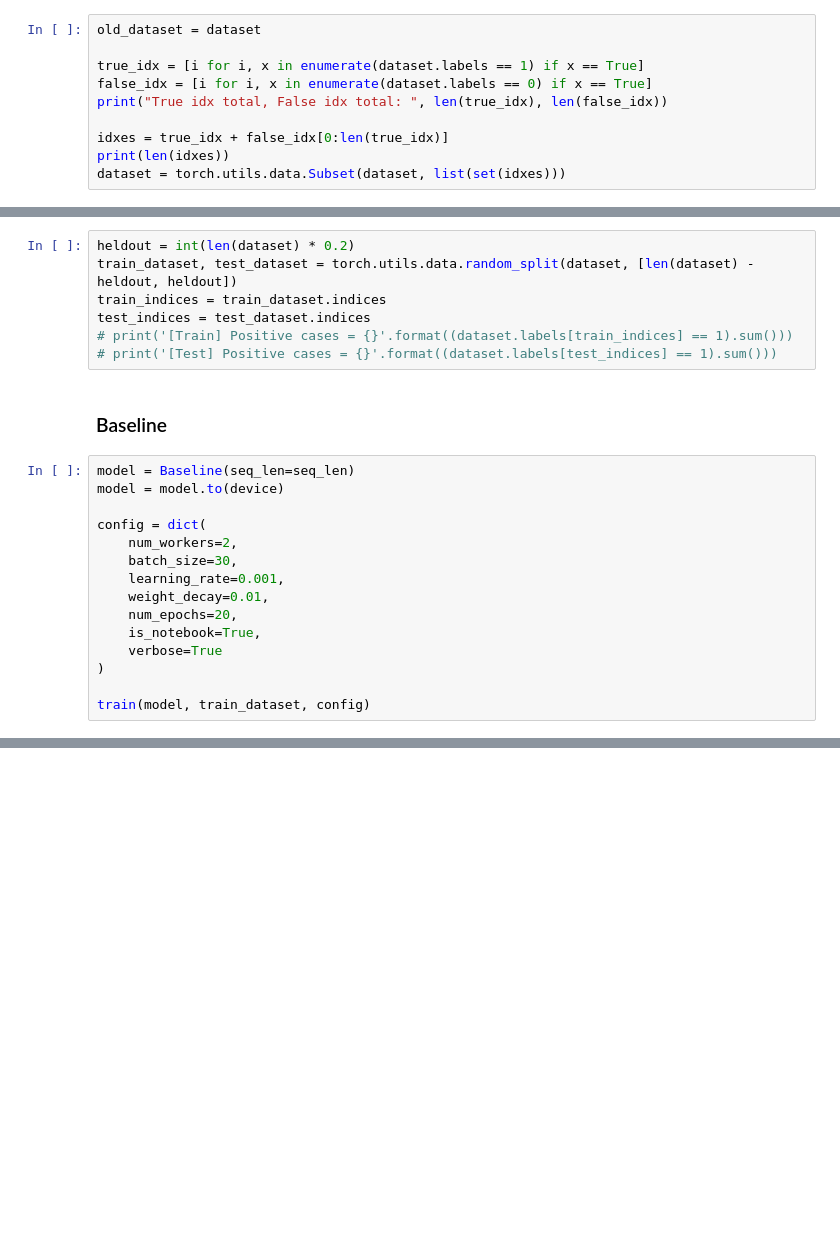
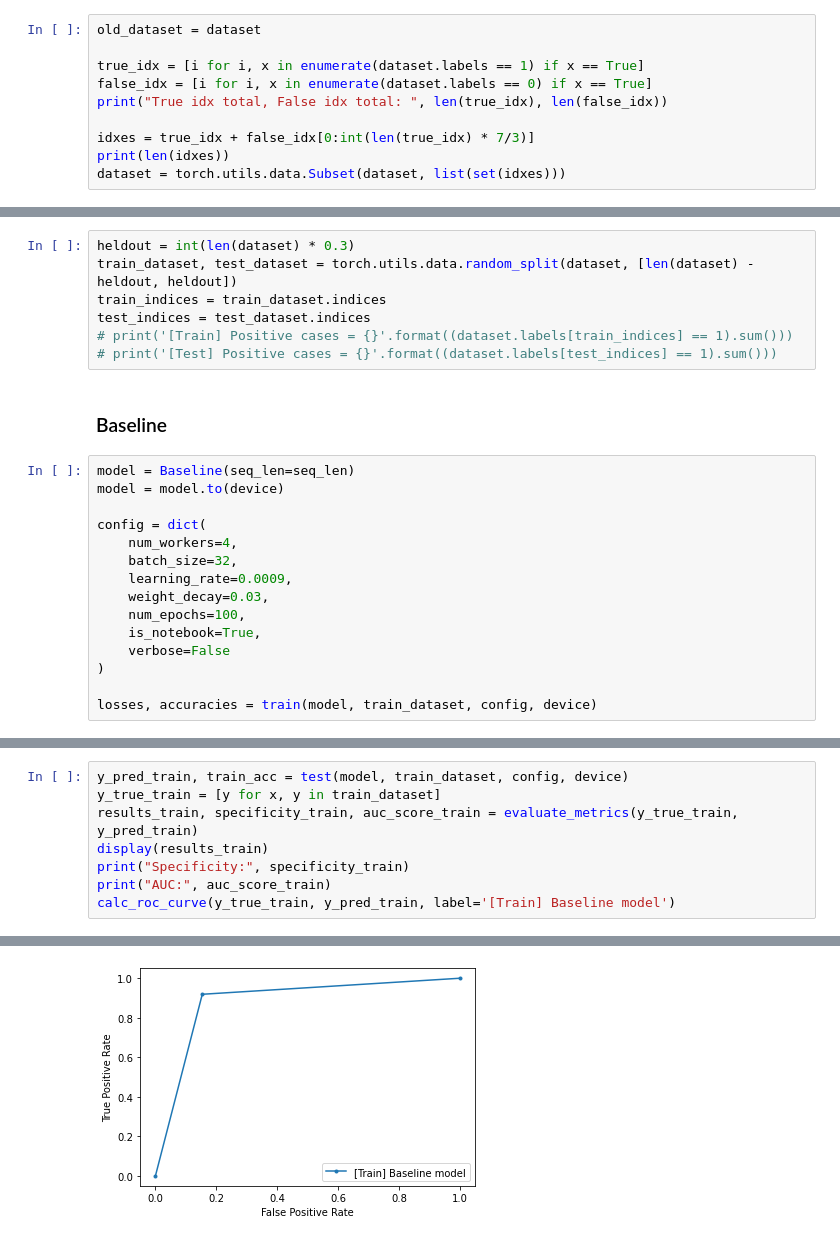
Before and after one commit to kalifadan/Final_project_cs236781, a Jupyter notebook: src/Model.ipynb, the cells around one changed output, grey strips where cells are left out. Saved outputs shown, nothing was run; the diff lists cells and outputs as text; blank space fills up the shorter version.

```diff
--- a/src/Model.ipynb
+++ b/src/Model.ipynb
@@ -96,7 +94,7 @@ true_idx = [i for i, x in enumerate(dataset.labels == 1) if x == True]
 false_idx = [i for i, x in enumerate(dataset.labels == 0) if x == True]
 print("True idx total, False idx total: ", len(true_idx), len(false_idx))
 
-idxes = true_idx + false_idx[0:len(true_idx)]
+idxes = true_idx + false_idx[0:int(len(true_idx) * 7/3)]
 print(len(idxes))
 dataset = torch.utils.data.Subset(dataset, list(set(idxes)))
 # %% [output]
@@ -105,5 +103,5 @@ True idx total, False idx total:  408 6601
 # %%
-heldout = int(len(dataset) * 0.2)
+heldout = int(len(dataset) * 0.3)
 train_dataset, test_dataset = torch.utils.data.random_split(dataset, [len(dataset) - heldout, heldout])
 train_indices = train_dataset.indices
 test_indices = test_dataset.indices
@@ -116,14 +114,14 @@ model = Baseline(seq_len=seq_len)
 model = model.to(device)
 
 config = dict(
-    num_workers=2,
-    batch_size=30,
-    learning_rate=0.001,
-    weight_decay=0.01,
-    num_epochs=20,
+    num_workers=4,
+    batch_size=32,
+    learning_rate=0.0009,
+    weight_decay=0.03,
+    num_epochs=100,
     is_notebook=True,
-    verbose=True
+    verbose=False
 )
 
-train(model, train_dataset, config)
+losses, accuracies = train(model, train_dataset, config, device)
 # %% [output]
@@ -153,0 +151,9 @@ torch.save({
+# %%
+y_pred_train, train_acc = test(model, train_dataset, config, device)
+y_true_train = [y for x, y in train_dataset]
+results_train, specificity_train, auc_score_train = evaluate_metrics(y_true_train, y_pred_train)
+display(results_train)
+print("Specificity:", specificity_train)
+print("AUC:", auc_score_train)
+calc_roc_curve(y_true_train, y_pred_train, label='[Train] Baseline model')
+# %% [output]
@@ -153,0 +173 @@ torch.save({
+[figure, added]
```
Also changed, not shown: parts of 26 cells of this notebook, 2 other files.
